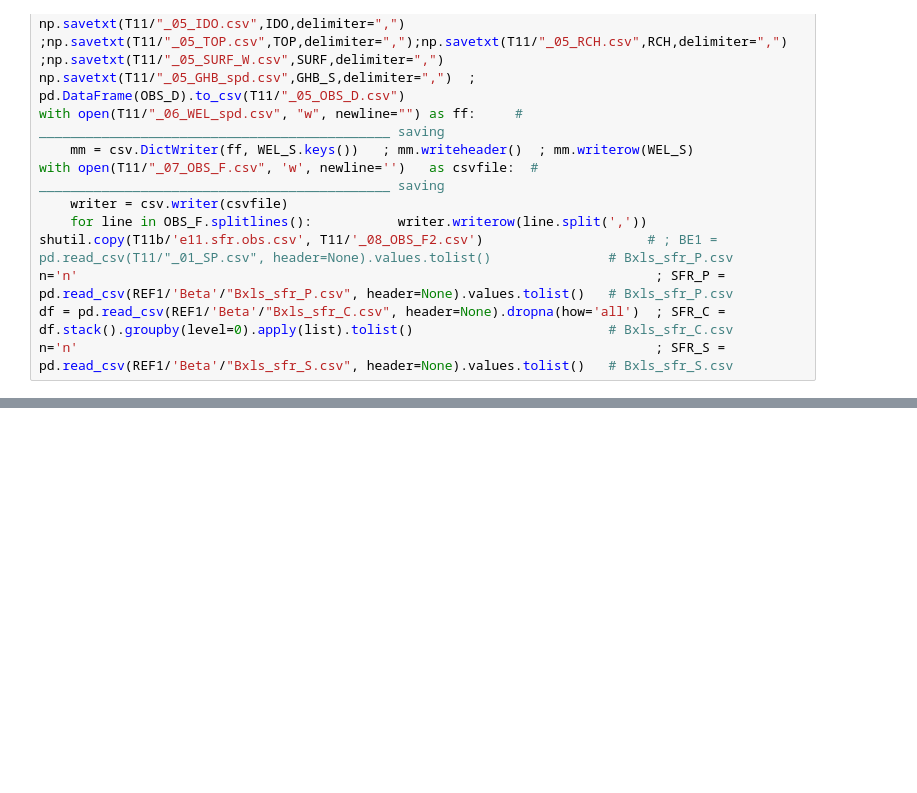
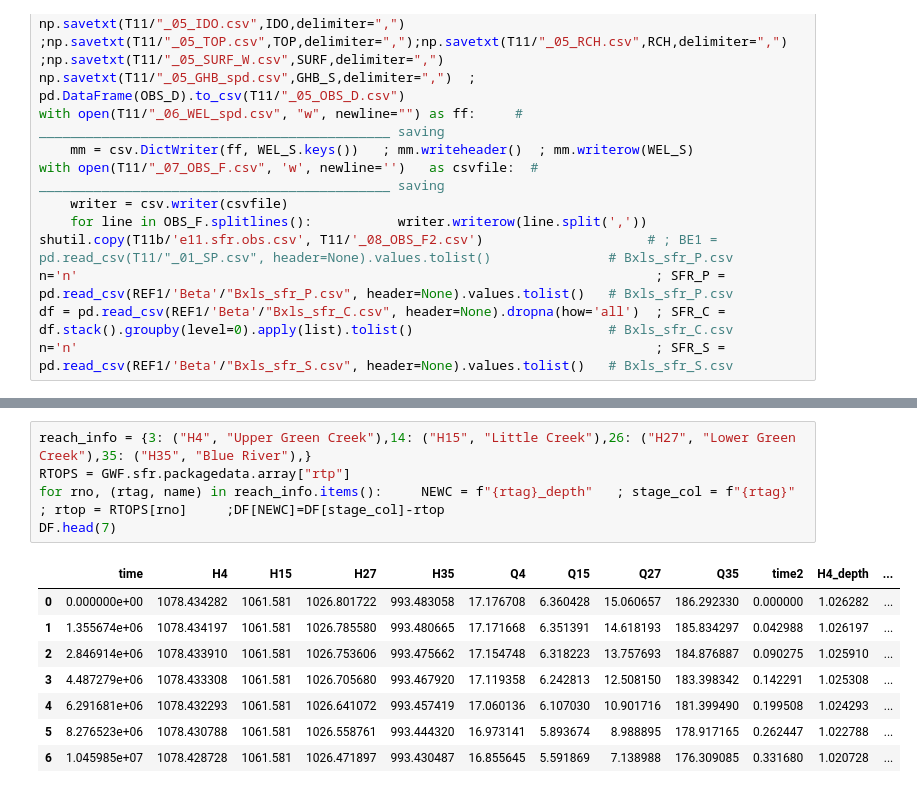
Before and after one commit to grossiRM/Beta-Me, a Jupyter notebook: MF6/11_ex-gwf-sfr-p01_b.ipynb, the cells around one changed output, grey strips where cells are left out. Drawn from its saved outputs; the diff is of its cells as text; blank space fills up the shorter version.

```diff
--- a/MF6/11_ex-gwf-sfr-p01_b.ipynb
+++ b/MF6/11_ex-gwf-sfr-p01_b.ipynb
@@ -132,0 +146,14 @@ n='n'                                                                          ;
+# %%
+reach_info = {3: ("H4", "Upper Green Creek"),14: ("H15", "Little Creek"),26: ("H27", "Lower Green Creek"),35: ("H35", "Blue River"),}
+RTOPS = GWF.sfr.packagedata.array["rtp"]
+for rno, (rtag, name) in reach_info.items():     NEWC = f"{rtag}_depth"   ; stage_col = f"{rtag}" ; rtop = RTOPS[rno]     ;DF[NEWC]=DF[stage_col]-rtop
+DF.head(7)
+# %% [output]
+|  | time | H4 | H15 | H27 | H35 | Q4 | Q15 | Q27 | Q35 | time2 | H4_depth | ... |
+| 0 | 0.000000e+00 | 1078.434282 | 1061.581 | 1026.801722 | 993.483058 | 17.176708 | 6.360428 | 15.060657 | 186.292330 | 0.000000 | 1.026282 | ... |
+| 1 | 1.355674e+06 | 1078.434197 | 1061.581 | 1026.785580 | 993.480665 | 17.171668 | 6.351391 | 14.618193 | 185.834297 | 0.042988 | 1.026197 | ... |
+| 2 | 2.846914e+06 | 1078.433910 | 1061.581 | 1026.753606 | 993.475662 | 17.154748 | 6.318223 | 13.757693 | 184.876887 | 0.090275 | 1.025910 | ... |
+| 3 | 4.487279e+06 | 1078.433308 | 1061.581 | 1026.705680 | 993.467920 | 17.119358 | 6.242813 | 12.508150 | 183.398342 | 0.142291 | 1.025308 | ... |
+| 4 | 6.291681e+06 | 1078.432293 | 1061.581 | 1026.641072 | 993.457419 | 17.060136 | 6.107030 | 10.901716 | 181.399490 | 0.199508 | 1.024293 | ... |
+| 5 | 8.276523e+06 | 1078.430788 | 1061.581 | 1026.558761 | 993.444320 | 16.973141 | 5.893674 | 8.988895 | 178.917165 | 0.262447 | 1.022788 | ... |
+| 6 | 1.045985e+07 | 1078.428728 | 1061.581 | 1026.471897 | 993.430487 | 16.855645 | 5.591869 | 7.138988 | 176.309085 | 0.331680 | 1.020728 | ... |
```
Also changed, not shown: parts of 11 cells of this notebook, 8 other files.
